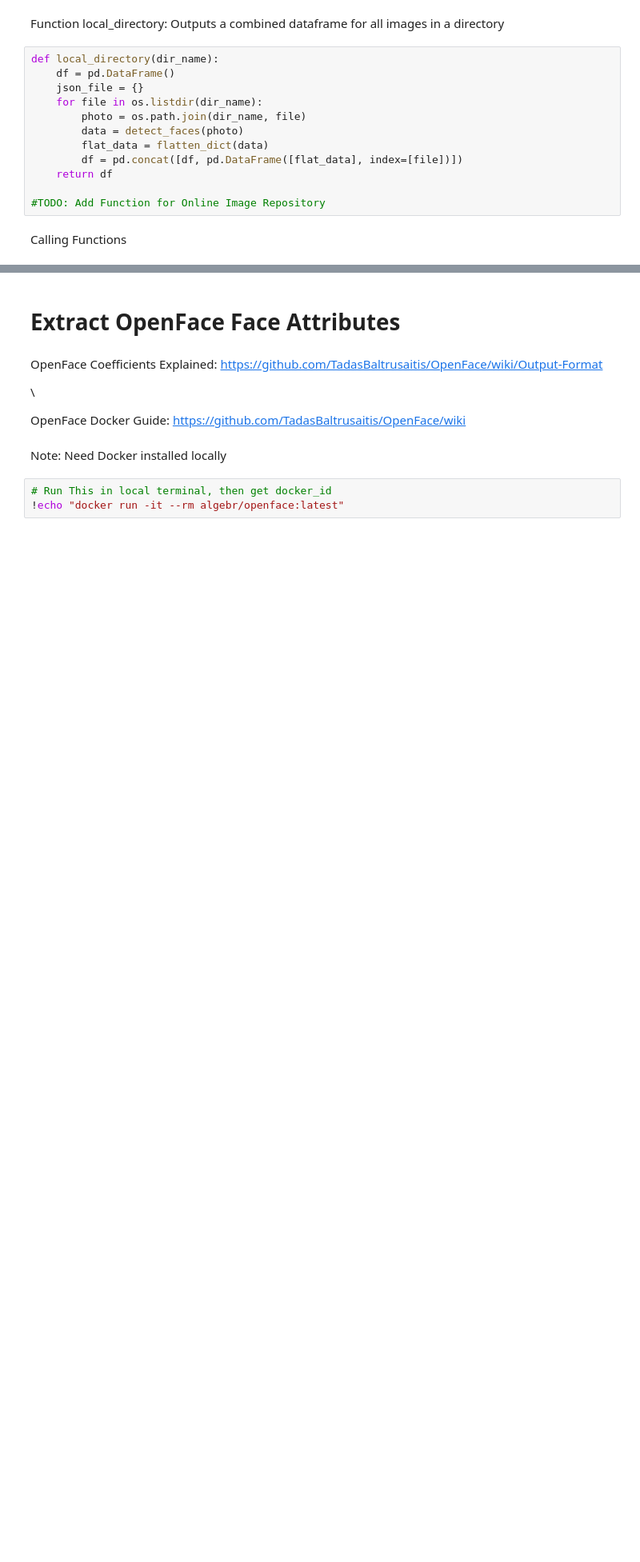
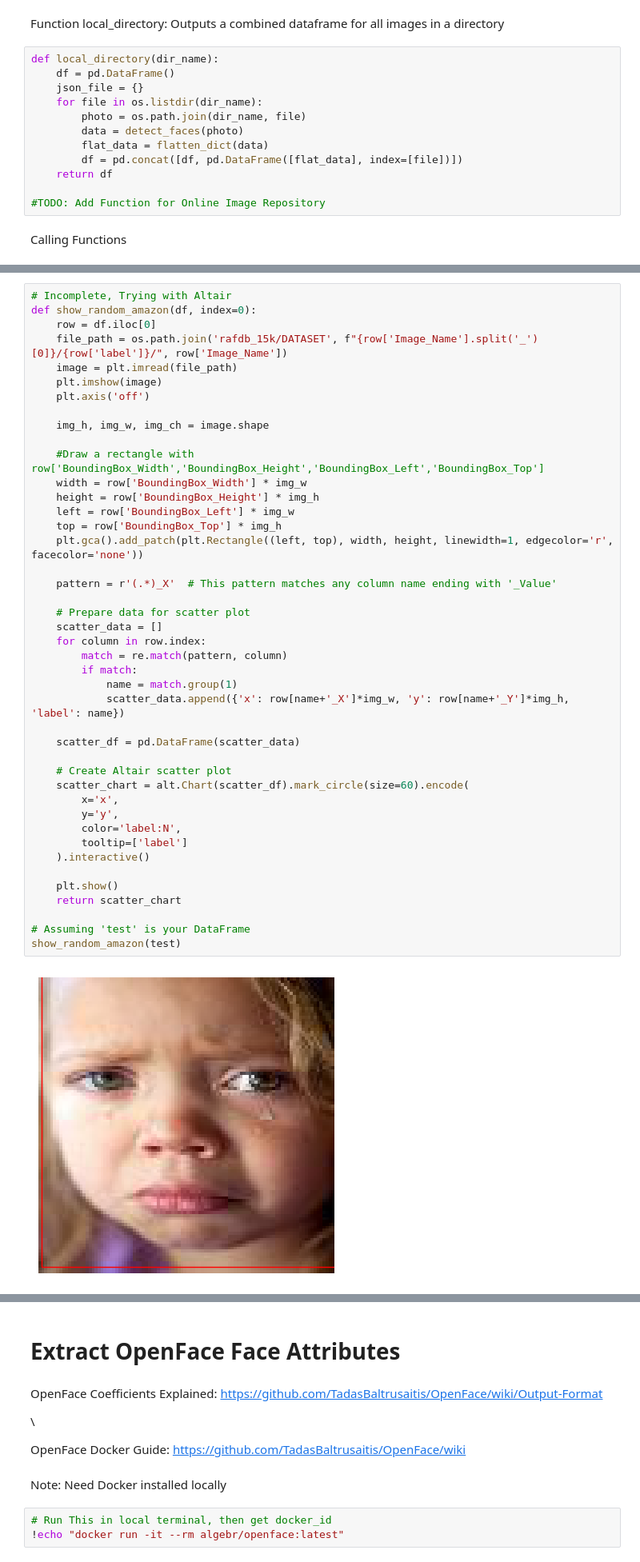
Before and after one commit to jiheeyy/subjective-output, a Jupyter notebook: combined_attribute.ipynb, the cells around one changed output, grey strips where cells are left out. Shown: that part at 80% size. Drawn from its saved outputs; the diff is of its cells as text; blank space fills up the shorter version.

```diff
--- a/combined_attribute.ipynb
+++ b/combined_attribute.ipynb
@@ -125,0 +485,45 @@ amazon_df.to_csv('amazon_train.csv')
+# %%
+# Incomplete, Trying with Altair
+def show_random_amazon(df, index=0):
+    row = df.iloc[0]
+    file_path = os.path.join('rafdb_15k/DATASET', f"{row['Image_Name'].split('_')[0]}/{row['label']}/", row['Image_Name'])
+    image = plt.imread(file_path)
+    plt.imshow(image)
+    plt.axis('off')
+
+    img_h, img_w, img_ch = image.shape
+
+    #Draw a rectangle with row['BoundingBox_Width','BoundingBox_Height','BoundingBox_Left','BoundingBox_Top']
+    width = row['BoundingBox_Width'] * img_w
+    height = row['BoundingBox_Height'] * img_h
+    left = row['BoundingBox_Left'] * img_w
+    top = row['BoundingBox_Top'] * img_h
+    plt.gca().add_patch(plt.Rectangle((left, top), width, height, linewidth=1, edgecolor='r', facecolor='none'))
+
+    pattern = r'(.*)_X'  # This pattern matches any column name ending with '_Value'
+
+    # Prepare data for scatter plot
+    scatter_data = []
+    for column in row.index:
+        match = re.match(pattern, column)
+        if match:
+            name = match.group(1)
+            scatter_data.append({'x': row[name+'_X']*img_w, 'y': row[name+'_Y']*img_h, 'label': name})
+
+    scatter_df = pd.DataFrame(scatter_data)
+
+    # Create Altair scatter plot
+    scatter_chart = alt.Chart(scatter_df).mark_circle(size=60).encode(
+        x='x',
+        y='y',
+        color='label:N',
+        tooltip=['label']
+    ).interactive()
+
+    plt.show()
+    return scatter_chart
+
+# Assuming 'test' is your DataFrame
+show_random_amazon(test)
+# %% [output]
+[figure, added]
```
Also changed, not shown: parts of 15 cells of this notebook, 43 other files.
